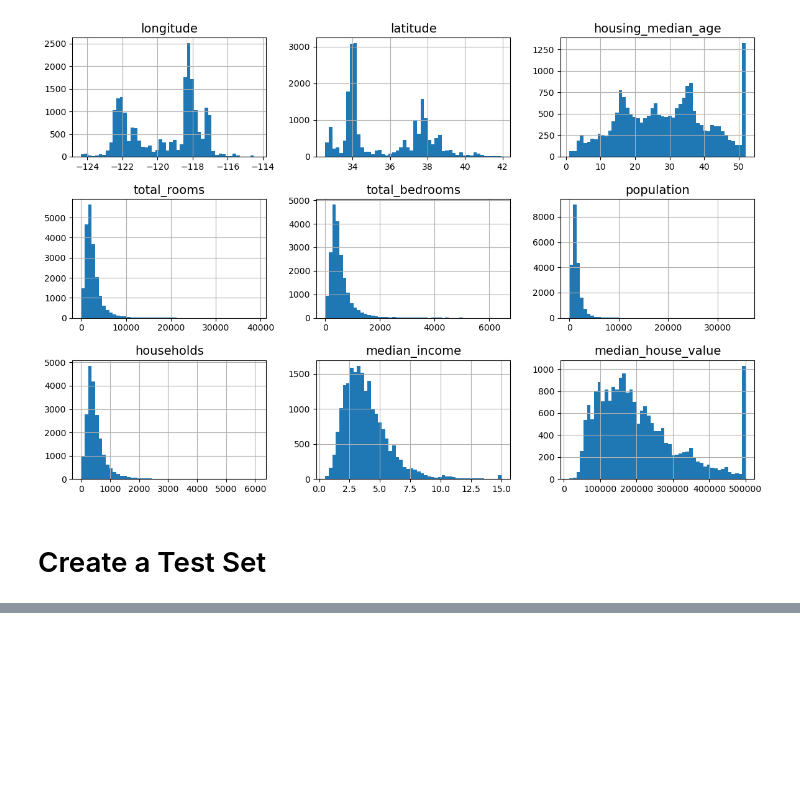
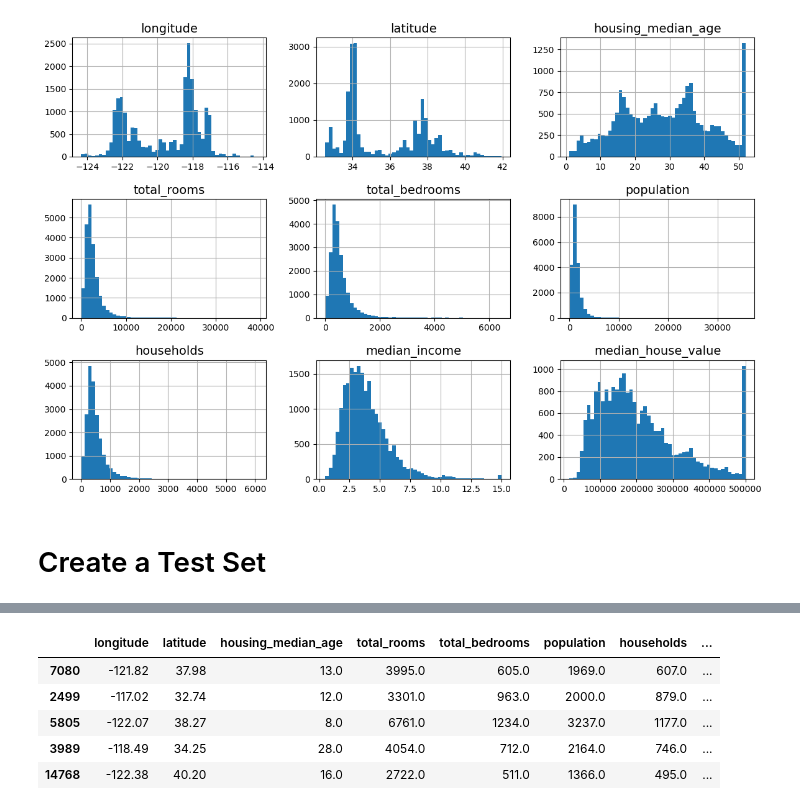
Before and after one commit to samoei/housing-price-predictor, a Jupyter notebook: notebooks/housing.ipynb, the cells around one changed output, grey strips where cells are left out. Cells and saved outputs as stored; diff of their text form; code cells hidden in the pictures; blank space fills up the shorter version.

```diff
--- a/notebooks/housing.ipynb
+++ b/notebooks/housing.ipynb
@@ -117,0 +136,9 @@ TypeError: only integer scalar arrays can be converted to a scalar index
+# %%
+test_set.head()
+# %% [output]
+|  | longitude | latitude | housing_median_age | total_rooms | total_bedrooms | population | households | ... |
+| 7080 | -121.82 | 37.98 | 13.0 | 3995.0 | 605.0 | 1969.0 | 607.0 | ... |
+| 2499 | -117.02 | 32.74 | 12.0 | 3301.0 | 963.0 | 2000.0 | 879.0 | ... |
+| 5805 | -122.07 | 38.27 | 8.0 | 6761.0 | 1234.0 | 3237.0 | 1177.0 | ... |
+| 3989 | -118.49 | 34.25 | 28.0 | 4054.0 | 712.0 | 2164.0 | 746.0 | ... |
+| 14768 | -122.38 | 40.20 | 16.0 | 2722.0 | 511.0 | 1366.0 | 495.0 | ... |
```
Also changed, not shown: parts of 12 cells of this notebook.
